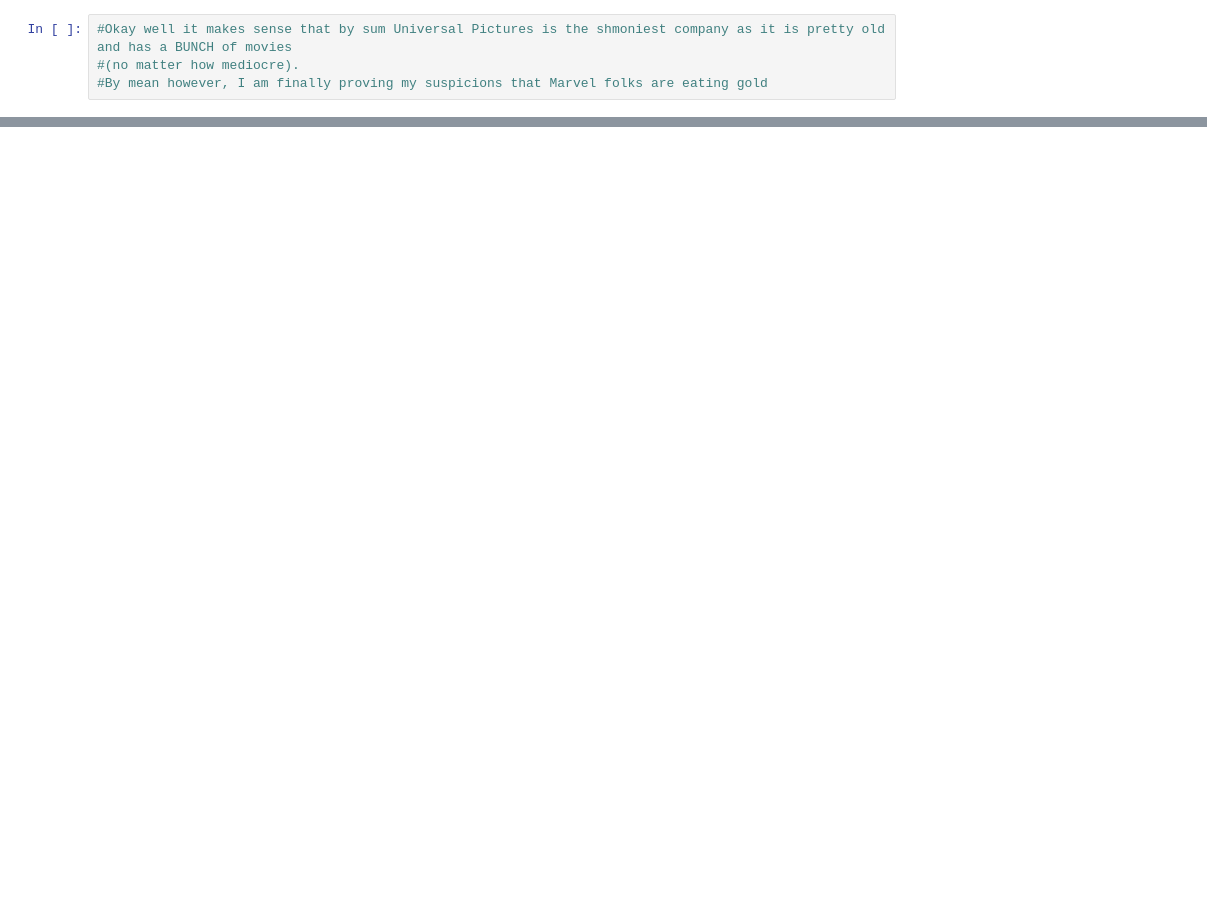
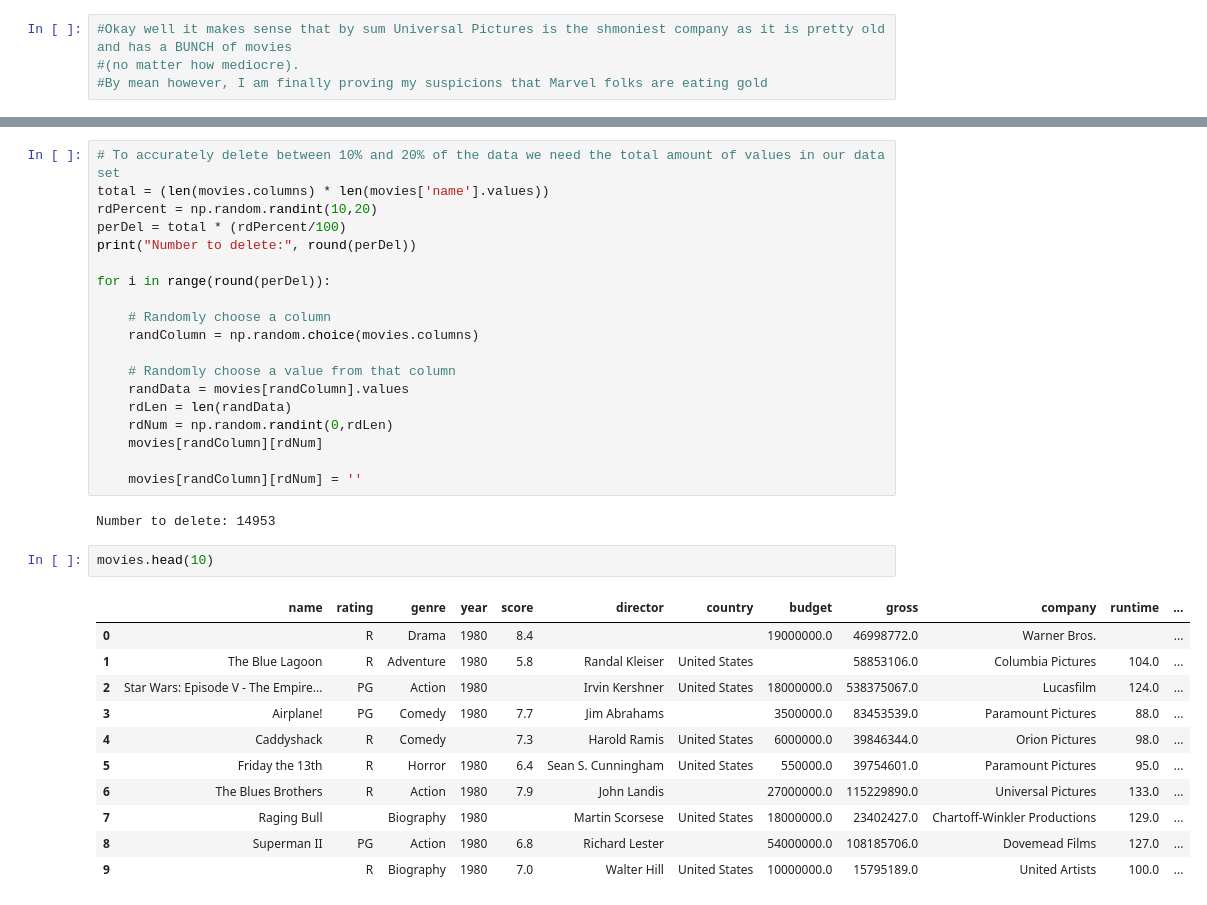
Before and after one commit to dchicasduena/COMP3400_Project, a Jupyter notebook: Project.ipynb, the cells around one changed output, grey strips where cells are left out. Saved outputs shown, nothing was run; the diff lists cells and outputs as text; blank space fills up the shorter version.

Commit message:
added data delete thing

```diff
--- a/Project.ipynb
+++ b/Project.ipynb
@@ -355,0 +478,35 @@ shmoneys_company_top10_mean.plot.barh(legend=False)
+# %%
+# To accurately delete between 10% and 20% of the data we need the total amount of values in our data set
+total = (len(movies.columns) * len(movies['name'].values))
+rdPercent = np.random.randint(10,20)
+perDel = total * (rdPercent/100)
+print("Number to delete:", round(perDel))
+
+for i in range(round(perDel)):
+
+    # Randomly choose a column
+    randColumn = np.random.choice(movies.columns)
+
+    # Randomly choose a value from that column
+    randData = movies[randColumn].values
+    rdLen = len(randData)
+    rdNum = np.random.randint(0,rdLen)
+    movies[randColumn][rdNum]
+
+    movies[randColumn][rdNum] = ''
+# %% [output]
+Number to delete: 14953
+# %%
+movies.head(10)
+# %% [output]
+|  | name | rating | genre | year | score | director | country | budget | gross | company | runtime | ... |
+| 0 |  | R | Drama | 1980 | 8.4 |  |  | 19000000.0 | 46998772.0 | Warner Bros. |  | ... |
+| 1 | The Blue Lagoon | R | Adventure | 1980 | 5.8 | Randal Kleiser | United States |  | 58853106.0 | Columbia Pictures | 104.0 | ... |
+| 2 | Star Wars: Episode V - The Empire... | PG | Action | 1980 |  | Irvin Kershner | United States | 18000000.0 | 538375067.0 | Lucasfilm | 124.0 | ... |
+| 3 | Airplane! | PG | Comedy | 1980 | 7.7 | Jim Abrahams |  | 3500000.0 | 83453539.0 | Paramount Pictures | 88.0 | ... |
+| 4 | Caddyshack | R | Comedy |  | 7.3 | Harold Ramis | United States | 6000000.0 | 39846344.0 | Orion Pictures | 98.0 | ... |
+| 5 | Friday the 13th | R | Horror | 1980 | 6.4 | Sean S. Cunningham | United States | 550000.0 | 39754601.0 | Paramount Pictures | 95.0 | ... |
+| 6 | The Blues Brothers | R | Action | 1980 | 7.9 | John Landis |  | 27000000.0 | 115229890.0 | Universal Pictures | 133.0 | ... |
+| 7 | Raging Bull |  | Biography | 1980 |  | Martin Scorsese | United States | 18000000.0 | 23402427.0 | Chartoff-Winkler Productions | 129.0 | ... |
+| 8 | Superman II | PG | Action | 1980 | 6.8 | Richard Lester |  | 54000000.0 | 108185706.0 | Dovemead Films | 127.0 | ... |
+| 9 |  | R | Biography | 1980 | 7.0 | Walter Hill | United States | 10000000.0 | 15795189.0 | United Artists | 100.0 | ... |
```
Also changed, not shown: parts of 18 cells of this notebook.
